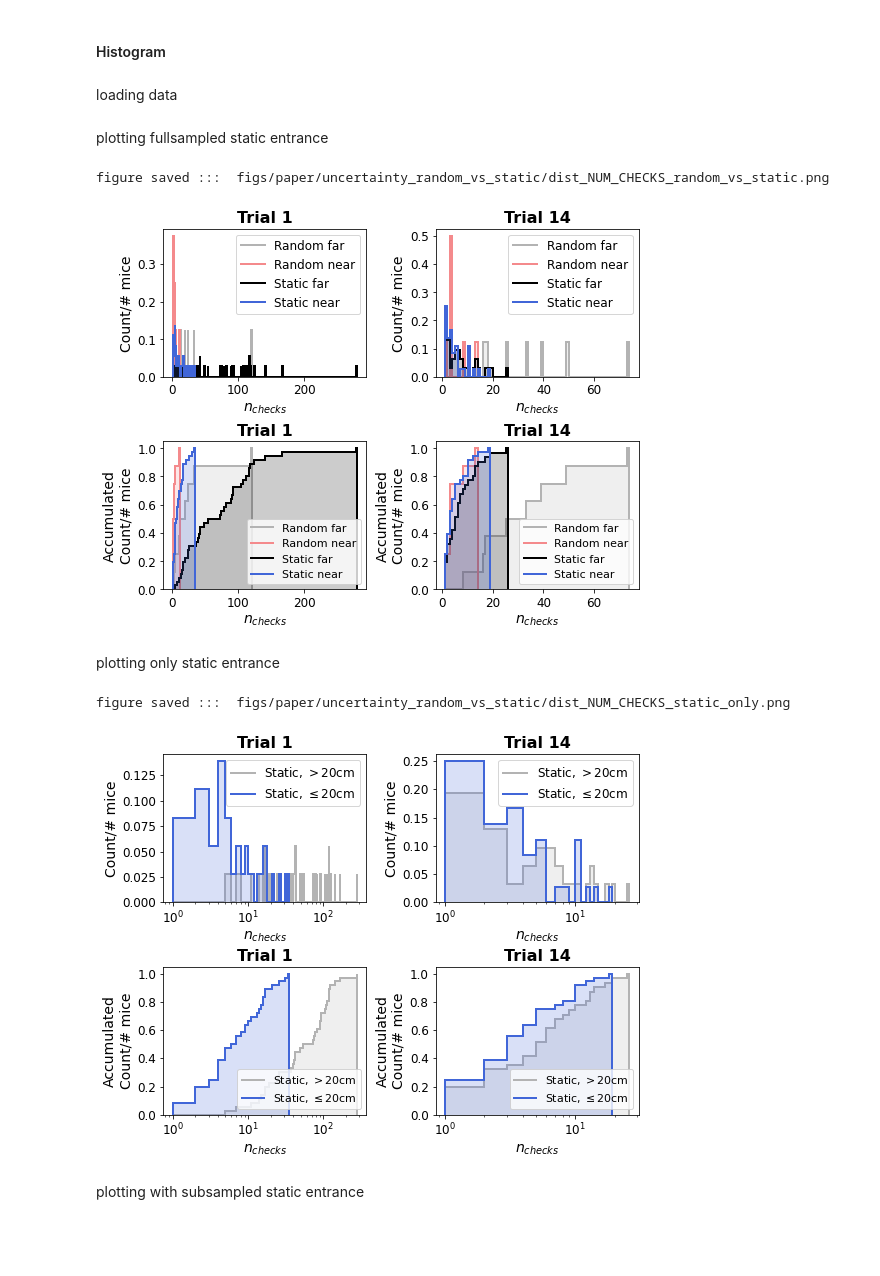
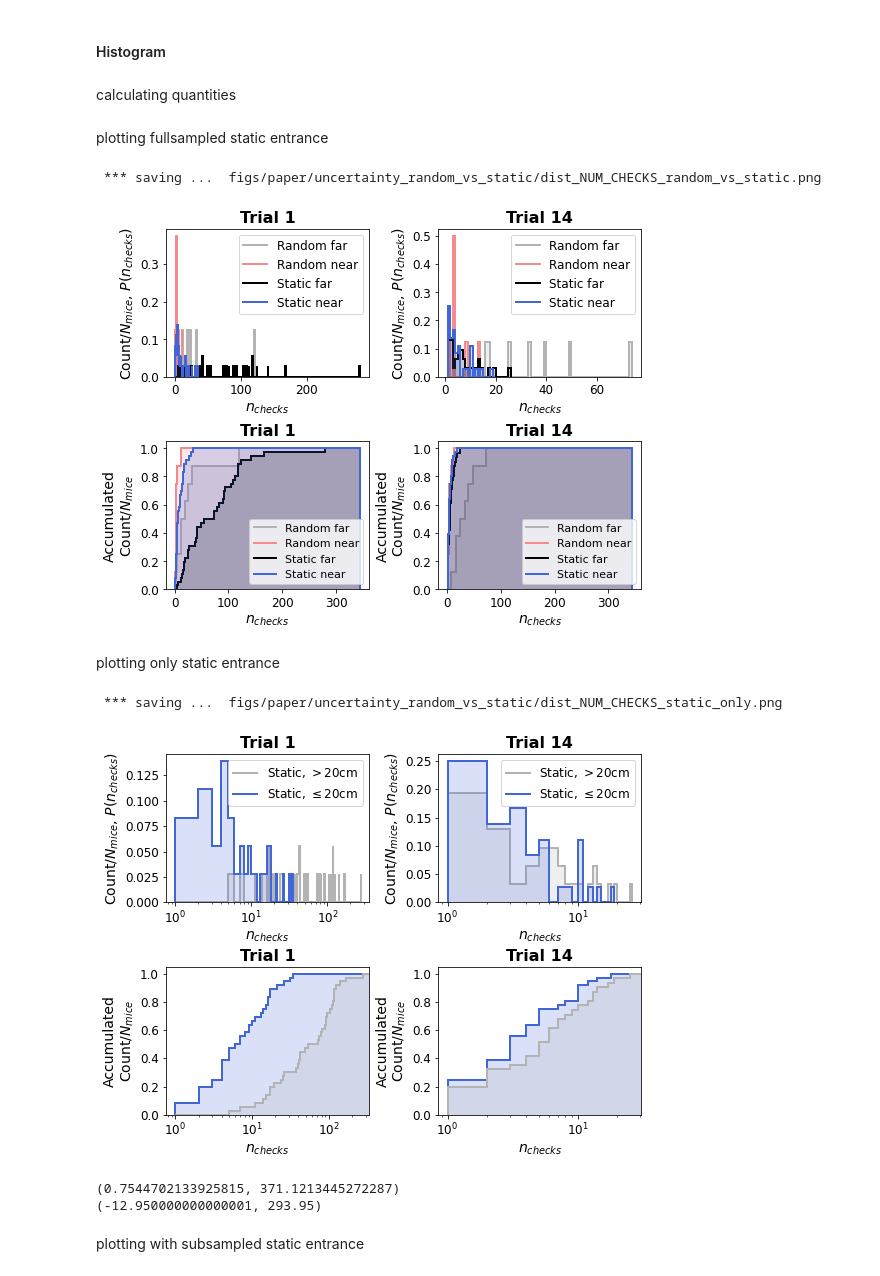
Before and after one commit to neuro-physics/mouse-cogmap, a Jupyter notebook: fig_paper_Random_Static_uncertainty_param_stats.ipynb, the cells around one changed output. Cells and saved outputs as stored; diff of their text form; code cells hidden in the pictures; blank space fills up the shorter version.

```diff
--- a/fig_paper_Random_Static_uncertainty_param_stats.ipynb
+++ b/fig_paper_Random_Static_uncertainty_param_stats.ipynb
@@ -121,0 +126,4 @@ save_output_figures = True
+# %%
+time_delay_after_food = 3.0 # seconds
+mouse_traj_dir_pilot  = 'experiments/pilot/mouse_*'
+all_trials_pilot      = io.load_trial_file(mouse_traj_dir_pilot,fix_nan=True,remove_after_food=True,align_to_top=True,group_by='trial',return_group_by_keys=False,time_delay_after_food=time_delay_after_food)
@@ -1623,8 +2403,8 @@ all_trials_for_nchecks = io.group_track_list(misc.flatten_list([
     only_lists=True,return_list=True),group_by='trial',return_group_keys=False)
 # %% [markdown]
 #### Histogram
-# %% [markdown]
-loading data
+# %% [markdown]
+calculating quantities
 # %%
 # defining hole check detection parameters
 ignore_entrance_positions = False
@@ -1683,7 +2479,7 @@ pltt.plot_stairs_with_edge(ax,dist_near_ft[trial_idx].P,edges=nchecks_near_ft,la
 pltt.plot_stairs_with_edge(ax, dist_far_rt[trial_idx].P,edges=nchecks_far_rt ,label='Static far' ,linewidth=2,fill=True,show_edges=True,color=color_black    ,facealpha=0.2)
 pltt.plot_stairs_with_edge(ax,dist_near_rt[trial_idx].P,edges=nchecks_near_rt,label='Static near',linewidth=2,fill=True,show_edges=True,color=color_lightblue,facealpha=0.2)
 ax.set_xlabel('$n_{checks}$')
-ax.set_ylabel('Count/N_{mice}, P(n_{checks})')
+ax.set_ylabel('Count/$N_{mice}$, $P(n_{checks})$')
 ax.legend()
 
 ax              = axh[0,1]
@@ -1698,7 +2494,7 @@ pltt.plot_stairs_with_edge(ax,dist_near_ft[trial_idx].P,edges=nchecks_near_ft,la
 pltt.plot_stairs_with_edge(ax, dist_far_rt[trial_idx].P,edges=nchecks_far_rt ,label='Static far' ,linewidth=2,fill=True,show_edges=True,color=color_black    ,facealpha=0.2)
 pltt.plot_stairs_with_edge(ax,dist_near_rt[trial_idx].P,edges=nchecks_near_rt,label='Static near',linewidth=2,fill=True,show_edges=True,color=color_lightblue,facealpha=0.2)
 ax.set_xlabel('$n_{checks}$')
-ax.set_ylabel('Count/N_{mice}, P(n_{checks})')
+ax.set_ylabel('Count/$N_{mice}$, $P(n_{checks})$')
 ax.legend()
 
 ax              = axh[1,0]
@@ -1708,40 +2504,38 @@ nchecks_far_rt  = get_edges( cdist_far_rt[trial_idx].n)
 nchecks_near_rt = get_edges(cdist_near_rt[trial_idx].n)
 nchecks_far_ft  = get_edges( cdist_far_ft[trial_idx].n)
 nchecks_near_ft = get_edges(cdist_near_ft[trial_idx].n)
 pltt.plot_stairs_with_edge(ax, cdist_far_ft[trial_idx].C,edges=nchecks_far_ft ,label='Random far' ,linewidth=2,fill=True,show_edges=True,color=color_gray     ,facealpha=0.2)
 pltt.plot_stairs_with_edge(ax,cdist_near_ft[trial_idx].C,edges=nchecks_near_ft,label='Random near',linewidth=2,fill=True,show_edges=True,color=color_lightred ,facealpha=0.2)
 pltt.plot_stairs_with_edge(ax, cdist_far_rt[trial_idx].C,edges=nchecks_far_rt ,label='Static far' ,linewidth=2,fill=True,show_edges=True,color=color_black    ,facealpha=0.2)
 pltt.plot_stairs_with_edge(ax,cdist_near_rt[trial_idx].C,edges=nchecks_near_rt,label='Static near',linewidth=2,fill=True,show_edges=True,color=color_lightblue,facealpha=0.2)
 ax.set_xlabel('$n_{checks}$')
-ax.set_ylabel('Accumulated\nCount/N_{mice}')
+ax.set_ylabel('Accumulated\nCount/$N_{mice}$')
 ax.legend(fontsize=11,loc='lower right',bbox_to_anchor=((1,0)))
 
 
 ax              = axh[1,1]
 trial_idx       = 13 # trial_idx = trial - 1; -1 == last (trial == 14)
 ax.set_title(f'Trial {trial_idx+1}',fontweight='bold',fontsize=16)
 nchecks_far_rt  = get_edges( cdist_far_rt[trial_idx].n)
 nchecks_near_rt = get_edges(cdist_near_rt[trial_idx].n)
 nchecks_far_ft  = get_edges( cdist_far_ft[trial_idx].n)
 nchecks_near_ft = get_edges(cdist_near_ft[trial_idx].n)
 pltt.plot_stairs_with_edge(ax, cdist_far_ft[trial_idx].C,edges=nchecks_far_ft ,label='Random far' ,linewidth=2,fill=True,show_edges=True,color=color_gray     ,facealpha=0.2)
 pltt.plot_stairs_with_edge(ax,cdist_near_ft[trial_idx].C,edges=nchecks_near_ft,label='Random near',linewidth=2,fill=True,show_edges=True,color=color_lightred ,facealpha=0.2)
 pltt.plot_stairs_with_edge(ax, cdist_far_rt[trial_idx].C,edges=nchecks_far_rt ,label='Static far' ,linewidth=2,fill=True,show_edges=True,color=color_black    ,facealpha=0.2)
 pltt.plot_stairs_with_edge(ax,cdist_near_rt[trial_idx].C,edges=nchecks_near_rt,label='Static near',linewidth=2,fill=True,show_edges=True,color=color_lightblue,facealpha=0.2)
 ax.set_xlabel('$n_{checks}$')
-ax.set_ylabel('Accumulated\nCount/N_{mice}')
+ax.set_ylabel('Accumulated\nCount/$N_{mice}$')
 ax.legend(fontsize=11,loc='lower right',bbox_to_anchor=((1,0)))
 
 if save_output_figures:
-    fig_name = f'{output_dir}/dist_NUM_CHECKS_random_vs_static.png'
-    plt.savefig(  fig_name,format='png',dpi=300,facecolor=(1,1,1,1),bbox_inches='tight')
-    print('figure saved ::: ', fig_name)
+    pltt.savefig(f'{output_dir}/dist_NUM_CHECKS_random_vs_static.png',format='png',dpi=300,facecolor=(1,1,1,1),bbox_inches='tight')
 
 
 plt.show()
 # %% [output]
-figure saved :::  figs/paper/uncertainty_random_vs_static/dist_NUM_CHECKS_random_vs_static.png
+ *** saving ...  figs/paper/uncertainty_random_vs_static/dist_NUM_CHECKS_random_vs_static.png
-[figure, old version]
+[figure, new version]
 # %% [markdown]
 plotting only static entrance
 # %%
@@ -1768,7 +2562,7 @@ nchecks_near_rt = get_edges(dist_near_rt[trial_idx].n)
 pltt.plot_stairs_with_edge(ax, dist_far_rt[trial_idx].P,edges=nchecks_far_rt ,label='Static, $>$20cm'   ,linewidth=2,fill=True,show_edges=True,color=color_gray     ,facealpha=0.2)
 pltt.plot_stairs_with_edge(ax,dist_near_rt[trial_idx].P,edges=nchecks_near_rt,label='Static, $\leq$20cm',linewidth=2,fill=True,show_edges=True,color=color_lightblue,facealpha=0.2)
 ax.set_xlabel('$n_{checks}$')
-ax.set_ylabel('Count/N_{mice}, P(n_{checks})')
+ax.set_ylabel('Count/$N_{mice}$, $P(n_{checks})$')
 ax.legend()
 
 ax              = axh[0,1]
@@ -1779,7 +2573,7 @@ nchecks_near_rt = get_edges(dist_near_rt[trial_idx].n)
 pltt.plot_stairs_with_edge(ax, dist_far_rt[trial_idx].P,edges=nchecks_far_rt ,label='Static, $>$20cm'   ,linewidth=2,fill=True,show_edges=True,color=color_gray     ,facealpha=0.2)
 pltt.plot_stairs_with_edge(ax,dist_near_rt[trial_idx].P,edges=nchecks_near_rt,label='Static, $\leq$20cm',linewidth=2,fill=True,show_edges=True,color=color_lightblue,facealpha=0.2)
 ax.set_xlabel('$n_{checks}$')
-ax.set_ylabel('Count/N_{mice}, P(n_{checks})')
+ax.set_ylabel('Count/$N_{mice}$, $P(n_{checks})$')
 ax.legend()
 
 ax              = axh[1,0]
@@ -1787,11 +2581,11 @@ trial_idx       = 0 # trial_idx = trial - 1; -1 == last (trial == 14)
 ax.set_title(f'Trial {trial_idx+1}',fontweight='bold',fontsize=16)
 nchecks_far_rt  = get_edges( cdist_far_rt[trial_idx].n)
 nchecks_near_rt = get_edges(cdist_near_rt[trial_idx].n)
+pltt.plot_stairs_with_edge(ax,cdist_near_rt[trial_idx].C,edges=nchecks_near_rt,label='Static, $\leq$20cm',linewidth=2,fill=True,show_edges=True,color=color_lightblue,facealpha=0.2)
 pltt.plot_stairs_with_edge(ax, cdist_far_rt[trial_idx].C,edges=nchecks_far_rt ,label='Static, $>$20cm'   ,linewidth=2,fill=True,show_edges=True,color=color_gray     ,facealpha=0.2)
-pltt.plot_stairs_with_edge(ax,cdist_near_rt[trial_idx].C,edges=nchecks_near_rt,label='Static, $\leq$20cm',linewidth=2,fill=True,show_edges=True,color=color_lightblue,facealpha=0.2)
 ax.set_xlabel('$n_{checks}$')
-ax.set_ylabel('Accumulated\nCount/N_{mice}')
-ax.legend(fontsize=11,loc='lower right',bbox_to_anchor=((1,0)))
+ax.set_ylabel('Accumulated\nCount/$N_{mice}$')
+#ax.legend(fontsize=11,loc='lower right',bbox_to_anchor=((1,0)))
 
 
 ax              = axh[1,1]
@@ -1799,24 +2593,33 @@ trial_idx       = 13 # trial_idx = trial - 1; -1 == last (trial == 14)
 ax.set_title(f'Trial {trial_idx+1}',fontweight='bold',fontsize=16)
 nchecks_far_rt  = get_edges( cdist_far_rt[trial_idx].n)
 nchecks_near_rt = get_edges(cdist_near_rt[trial_idx].n)
+pltt.plot_stairs_with_edge(ax,cdist_near_rt[trial_idx].C,edges=nchecks_near_rt,label='Static, $\leq$20cm',linewidth=2,fill=True,show_edges=True,color=color_lightblue,facealpha=0.2)
 pltt.plot_stairs_with_edge(ax, cdist_far_rt[trial_idx].C,edges=nchecks_far_rt ,label='Static, $>$20cm'   ,linewidth=2,fill=True,show_edges=True,color=color_gray     ,facealpha=0.2)
-pltt.plot_stairs_with_edge(ax,cdist_near_rt[trial_idx].C,edges=nchecks_near_rt,label='Static, $\leq$20cm',linewidth=2,fill=True,show_edges=True,color=color_lightblue,facealpha=0.2)
 ax.set_xlabel('$n_{checks}$')
-ax.set_ylabel('Accumulated\nCount/N_{mice}')
-ax.legend(fontsize=11,loc='lower right',bbox_to_anchor=((1,0)))
+ax.set_ylabel('Accumulated\nCount/$N_{mice}$')
+
+#ax.legend(fontsize=11,loc='lower right',bbox_to_anchor=((1,0)))
 
 pltt.set_axes_property(axh,xscale='log')
 
+axh[0,0].set_xlim(axh[0,0].get_xlim()[0],axh[0,0].get_xlim()[1]-20)
+axh[1,0].set_xlim(axh[0,0].get_xlim()[0],axh[0,0].get_xlim()[1]-20)
+axh[1,1].set_xlim(axh[0,1].get_xlim()[0],axh[0,1].get_xlim()[1]   )
+
 if save_output_figures:
-    fig_name = f'{output_dir}/dist_NUM_CHECKS_static_only.png'
-    plt.savefig(  fig_name,format='png',dpi=300,facecolor=(1,1,1,1),bbox_inches='tight')
-    print('figure saved ::: ', fig_name)
+    pltt.savefig(f'{output_dir}/dist_NUM_CHECKS_static_only.png',format='png',dpi=300,facecolor=(1,1,1,1),bbox_inches='tight')
 
 
 plt.show()
 # %% [output]
-figure saved :::  figs/paper/uncertainty_random_vs_static/dist_NUM_CHECKS_static_only.png
+ *** saving ...  figs/paper/uncertainty_random_vs_static/dist_NUM_CHECKS_static_only.png
-[figure, old version]
+[figure, new version]
+# %%
+print(axh[0,0].get_xlim())
+print(axh[1,0].get_xlim())
+# %% [output]
+(0.7544702133925815, 371.1213445272287)
+(-12.950000000000001, 293.95)
 # %% [markdown]
 plotting with subsampled static entrance
 # %%
```
Also changed, not shown: parts of 29 cells of this notebook, 8 other files.
